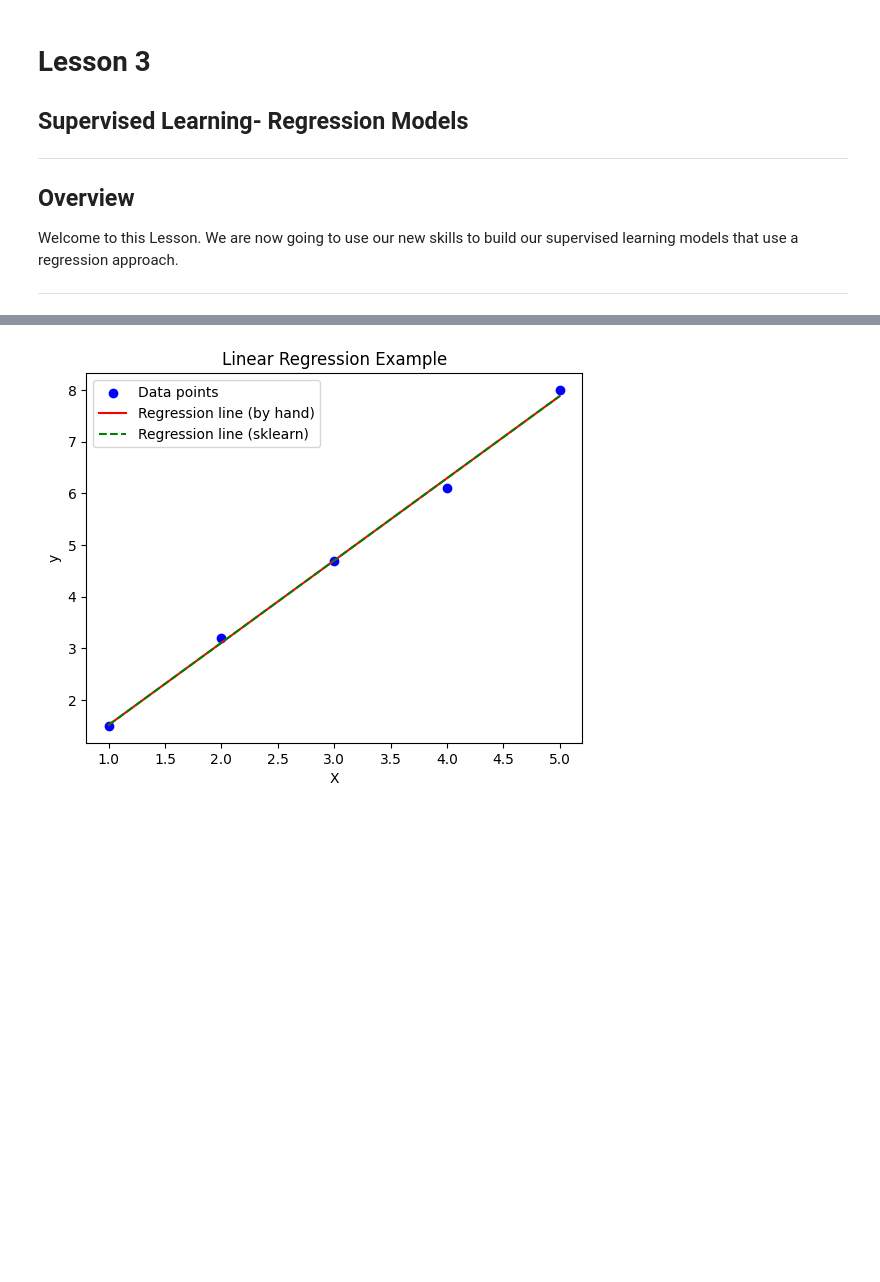
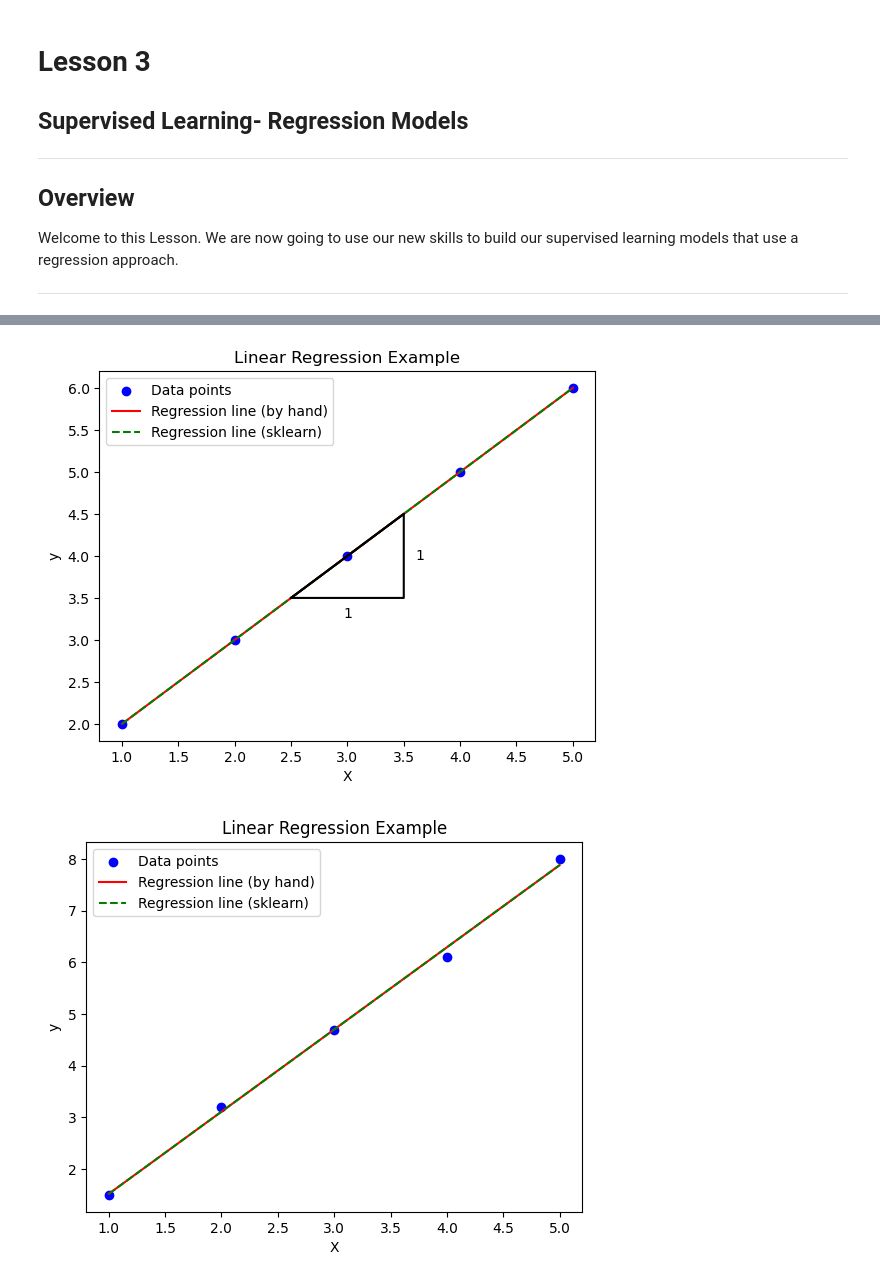
Before and after one commit to udacity/building-a-workflow-for-aI, a Jupyter notebook: l3-supervised-learning-regression/Lesson3.ipynb, the cells around one changed output, grey strips where cells are left out. Drawn from its saved outputs; the diff is of its cells as text; code cells hidden in the pictures; blank space fills up the shorter version.

```diff
--- a/l3-supervised-learning-regression/Lesson3.ipynb
+++ b/l3-supervised-learning-regression/Lesson3.ipynb
@@ -66,3 +66,45 @@ Computed using scikit-learn - beta_0 (intercept): -0.07000000000000028, beta_1 (
+# %%
+import numpy as np
+import matplotlib.pyplot as plt
+
+# Example data
+X = np.array([1, 2, 3, 4, 5])
+y = np.array([2, 3, 4, 5, 6])
+
+# Example regression coefficients
+beta_0 = 1
+beta_1 = 1
+beta_0_sklearn = 1
+beta_1_sklearn = 1
+
+# Plot the data points and the regression lines
+plt.scatter(X, y, color='blue', label='Data points')
+plt.plot(X, beta_0 + beta_1 * X, color='red', label='Regression line (by hand)')
+plt.plot(X, beta_0_sklearn + beta_1_sklearn * X, color='green', linestyle='dashed', label='Regression line (sklearn)')
+
+# Define the midpoint
+mid_x = (np.min(X) + np.max(X)) / 2
+mid_y = (np.min(y) + np.max(y)) / 2
+
+# Define the points of the triangle
+triangle_x = [mid_x - 0.5, mid_x + 0.5, mid_x + 0.5, mid_x - 0.5]
+triangle_y = [mid_y - 0.5, mid_y - 0.5, mid_y + 0.5, mid_y - 0.5]
+
+# Plot the triangle
+plt.plot(triangle_x, triangle_y, 'k-')
+plt.plot([mid_x - 0.5, mid_x + 0.5], [mid_y - 0.5, mid_y + 0.5], 'k-')
+
+# Annotations to indicate the slope
+plt.text(mid_x, mid_y - 0.6, '1', ha='center', va='top')
+plt.text(mid_x + 0.6, mid_y, '1', ha='left', va='center')
+
+plt.xlabel('X')
+plt.ylabel('y')
+plt.title('Linear Regression Example')
+plt.legend()
+plt.show()
+# %% [output]
+[figure, added]
 # %%
 # Plot the data points and the regression line
 plt.scatter(X, y, color='blue', label='Data points')
```
Also changed, not shown: parts of 3 cells of this notebook.
